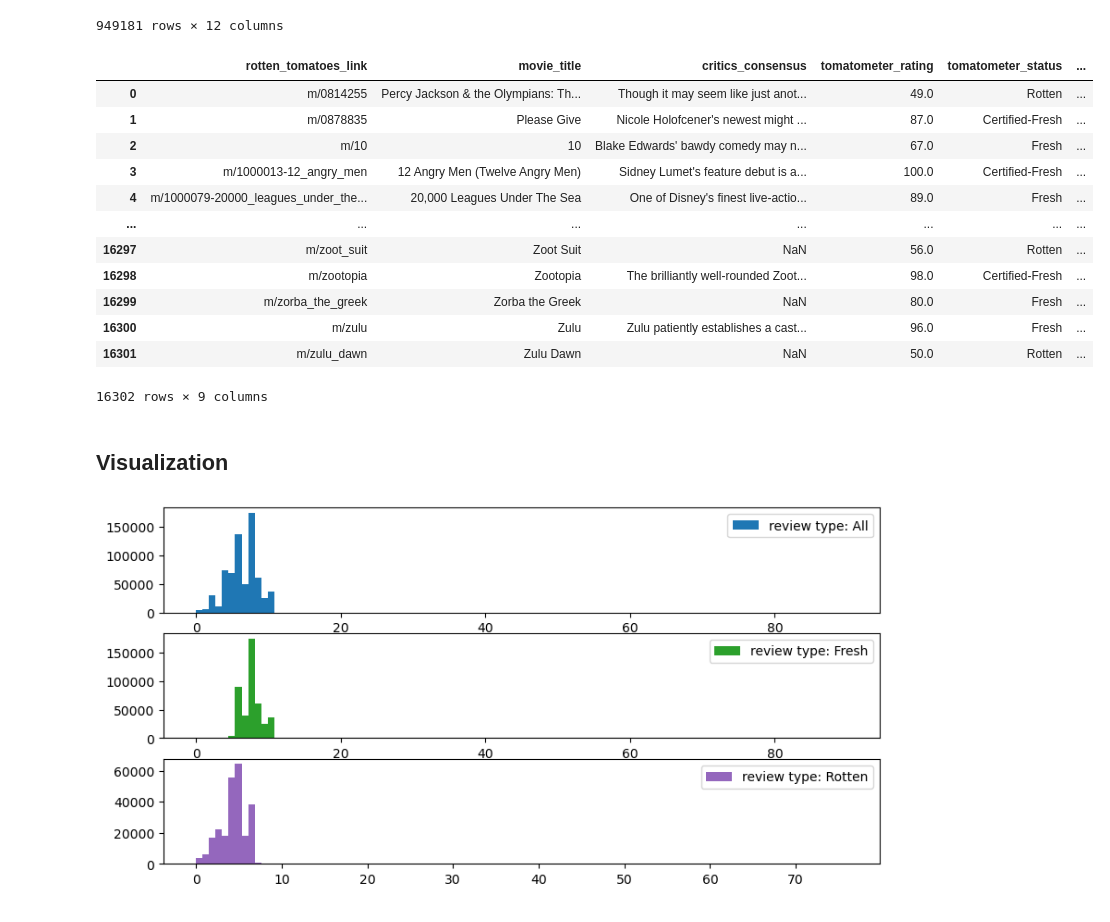
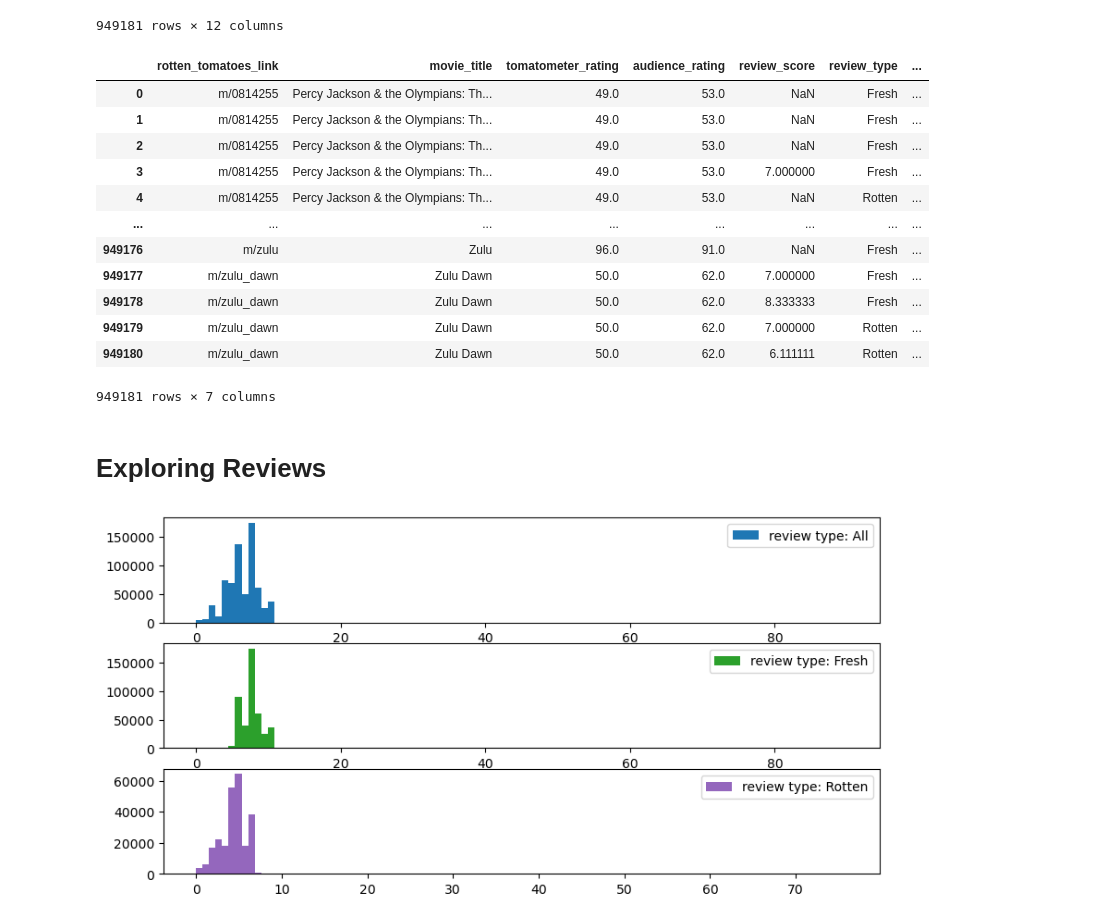
Before and after one commit to MMovasaghi/SentiMovie, a Jupyter notebook: code/Data-processing.ipynb, the cells around one changed output. Saved outputs shown, nothing was run; the diff lists cells and outputs as text; code cells hidden in the pictures.

```diff
--- a/code/Data-processing.ipynb
+++ b/code/Data-processing.ipynb
@@ -16,7 +17,7 @@ import ETL
 [nltk_data]   Package wordnet is already up-to-date!
 # %%
 etl = ETL.ETL(score_base=10)
-data, movies = etl.transform(path_review="./../data/rotten_tomatoes_critic_reviews.csv",
+data = etl.transform(path_review="./../data/rotten_tomatoes_critic_reviews.csv",
                             path_movie="./../data/rotten_tomatoes_movies.csv",
                             sentiment_col_name="review_type",
                             text_col_name="review_content",
@@ -28,5 +29,6 @@ eda = EDA.EDA(data=data,
           score_col_name="review_score")
 # %%
 eda.cleanning_data(stem=False, lemma=False)
-eda.delete_outlier_movie(movie=movies)
+eda.delete_outlier_movie(eda.clean_data)
+eda.movies = eda.get_movie_dataset(eda.clean_data)
 # %%
@@ -49,23 +51,23 @@ eda.clean_data
 | 949180 | m/zulu_dawn | Zulu Dawn | NaN | 50.0 | Rotten | ... |
 949181 rows × 12 columns
 # %%
-eda.movie
+eda.movies
 # %% [output]
-|  | rotten_tomatoes_link | movie_title | critics_consensus | tomatometer_rating | tomatometer_status | ... |
-| 0 | m/0814255 | Percy Jackson & the Olympians: Th... | Though it may seem like just anot... | 49.0 | Rotten | ... |
-| 1 | m/0878835 | Please Give | Nicole Holofcener's newest might ... | 87.0 | Certified-Fresh | ... |
-| 2 | m/10 | 10 | Blake Edwards' bawdy comedy may n... | 67.0 | Fresh | ... |
-| 3 | m/1000013-12_angry_men | 12 Angry Men (Twelve Angry Men) | Sidney Lumet's feature debut is a... | 100.0 | Certified-Fresh | ... |
-| 4 | m/1000079-20000_leagues_under_the... | 20,000 Leagues Under The Sea | One of Disney's finest live-actio... | 89.0 | Fresh | ... |
-| ... | ... | ... | ... | ... | ... | ... |
-| 16297 | m/zoot_suit | Zoot Suit | NaN | 56.0 | Rotten | ... |
-| 16298 | m/zootopia | Zootopia | The brilliantly well-rounded Zoot... | 98.0 | Certified-Fresh | ... |
-| 16299 | m/zorba_the_greek | Zorba the Greek | NaN | 80.0 | Fresh | ... |
-| 16300 | m/zulu | Zulu | Zulu patiently establishes a cast... | 96.0 | Fresh | ... |
-| 16301 | m/zulu_dawn | Zulu Dawn | NaN | 50.0 | Rotten | ... |
+|  | rotten_tomatoes_link | movie_title | tomatometer_rating | audience_rating | review_score | review_type | ... |
+| 0 | m/0814255 | Percy Jackson & the Olympians: Th... | 49.0 | 53.0 | NaN | Fresh | ... |
+| 1 | m/0814255 | Percy Jackson & the Olympians: Th... | 49.0 | 53.0 | NaN | Fresh | ... |
+| 2 | m/0814255 | Percy Jackson & the Olympians: Th... | 49.0 | 53.0 | NaN | Fresh | ... |
+| 3 | m/0814255 | Percy Jackson & the Olympians: Th... | 49.0 | 53.0 | 7.000000 | Fresh | ... |
+| 4 | m/0814255 | Percy Jackson & the Olympians: Th... | 49.0 | 53.0 | NaN | Rotten | ... |
+| ... | ... | ... | ... | ... | ... | ... | ... |
+| 949176 | m/zulu | Zulu | 96.0 | 91.0 | NaN | Fresh | ... |
+| 949177 | m/zulu_dawn | Zulu Dawn | 50.0 | 62.0 | 7.000000 | Fresh | ... |
+| 949178 | m/zulu_dawn | Zulu Dawn | 50.0 | 62.0 | 8.333333 | Fresh | ... |
+| 949179 | m/zulu_dawn | Zulu Dawn | 50.0 | 62.0 | 7.000000 | Rotten | ... |
+| 949180 | m/zulu_dawn | Zulu Dawn | 50.0 | 62.0 | 6.111111 | Rotten | ... |
-16302 rows × 9 columns
+949181 rows × 7 columns
-# %% [markdown]
-## Visualization
+# %% [markdown]
+# Exploring Reviews
 # %%
 plt.figure(figsize=(10,5))
 scores = eda.get_scores(eda.clean_data)
```
Also changed, not shown: parts of 13 cells of this notebook, 2 other files.
